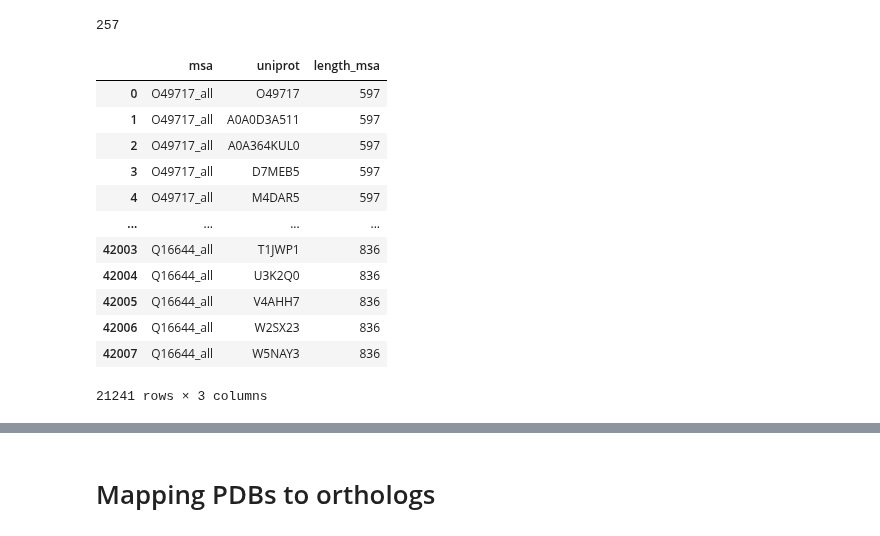
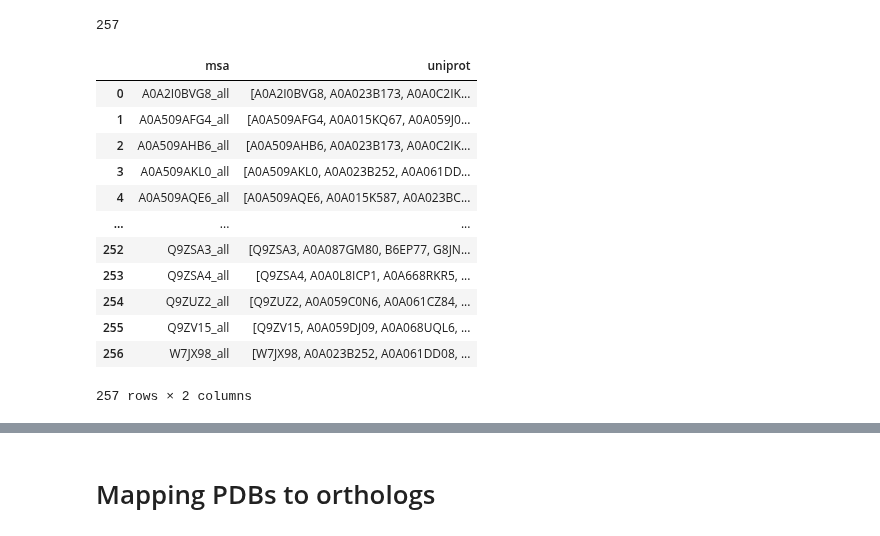
Before and after one commit to alvaro-2/cis-reg, a Jupyter notebook: scripts/orthologs.ipynb, the cells around one changed output, grey strips where cells are left out. Drawn from its saved outputs; the diff is of its cells as text; code cells hidden in the pictures.

```diff
--- a/scripts/orthologs.ipynb
+++ b/scripts/orthologs.ipynb
@@ -84,18 +95,4 @@ all_msas[all_msas.msa.str.endswith('all')].msa.nunique()
 # %% [output]
 257
 # %%
-all_msas[all_msas.msa.str.endswith("all")]
+all = all_msas[all_msas.msa.str.endswith("all")]
-# %% [output]
-|  | msa | uniprot | length_msa |
-| 0 | O49717_all | O49717 | 597 |
-| 1 | O49717_all | A0A0D3A511 | 597 |
-| 2 | O49717_all | A0A364KUL0 | 597 |
-| 3 | O49717_all | D7MEB5 | 597 |
-| 4 | O49717_all | M4DAR5 | 597 |
-| ... | ... | ... | ... |
-| 42003 | Q16644_all | T1JWP1 | 836 |
-| 42004 | Q16644_all | U3K2Q0 | 836 |
-| 42005 | Q16644_all | V4AHH7 | 836 |
-| 42006 | Q16644_all | W2SX23 | 836 |
-| 42007 | Q16644_all | W5NAY3 | 836 |
-21241 rows × 3 columns
@@ -101,0 +101,18 @@ all_msas[all_msas.msa.str.endswith("all")]
+# %%
+# Create sets with unique proteins in each msa
+all = all.groupby("msa").agg({'uniprot': lambda x: x.tolist()}).reset_index()
+all
+# %% [output]
+|  | msa | uniprot |
+| 0 | A0A2I0BVG8_all | [A0A2I0BVG8, A0A023B173, A0A0C2IK... |
+| 1 | A0A509AFG4_all | [A0A509AFG4, A0A015KQ67, A0A059J0... |
+| 2 | A0A509AHB6_all | [A0A509AHB6, A0A023B173, A0A0C2IK... |
+| 3 | A0A509AKL0_all | [A0A509AKL0, A0A023B252, A0A061DD... |
+| 4 | A0A509AQE6_all | [A0A509AQE6, A0A015K587, A0A023BC... |
+| ... | ... | ... |
+| 252 | Q9ZSA3_all | [Q9ZSA3, A0A087GM80, B6EP77, G8JN... |
+| 253 | Q9ZSA4_all | [Q9ZSA4, A0A0L8ICP1, A0A668RKR5, ... |
+| 254 | Q9ZUZ2_all | [Q9ZUZ2, A0A059C0N6, A0A061CZ84, ... |
+| 255 | Q9ZV15_all | [Q9ZV15, A0A059DJ09, A0A068UQL6, ... |
+| 256 | W7JX98_all | [W7JX98, A0A023B252, A0A061DD08, ... |
+257 rows × 2 columns
```
Also changed, not shown: parts of 8 cells of this notebook.
